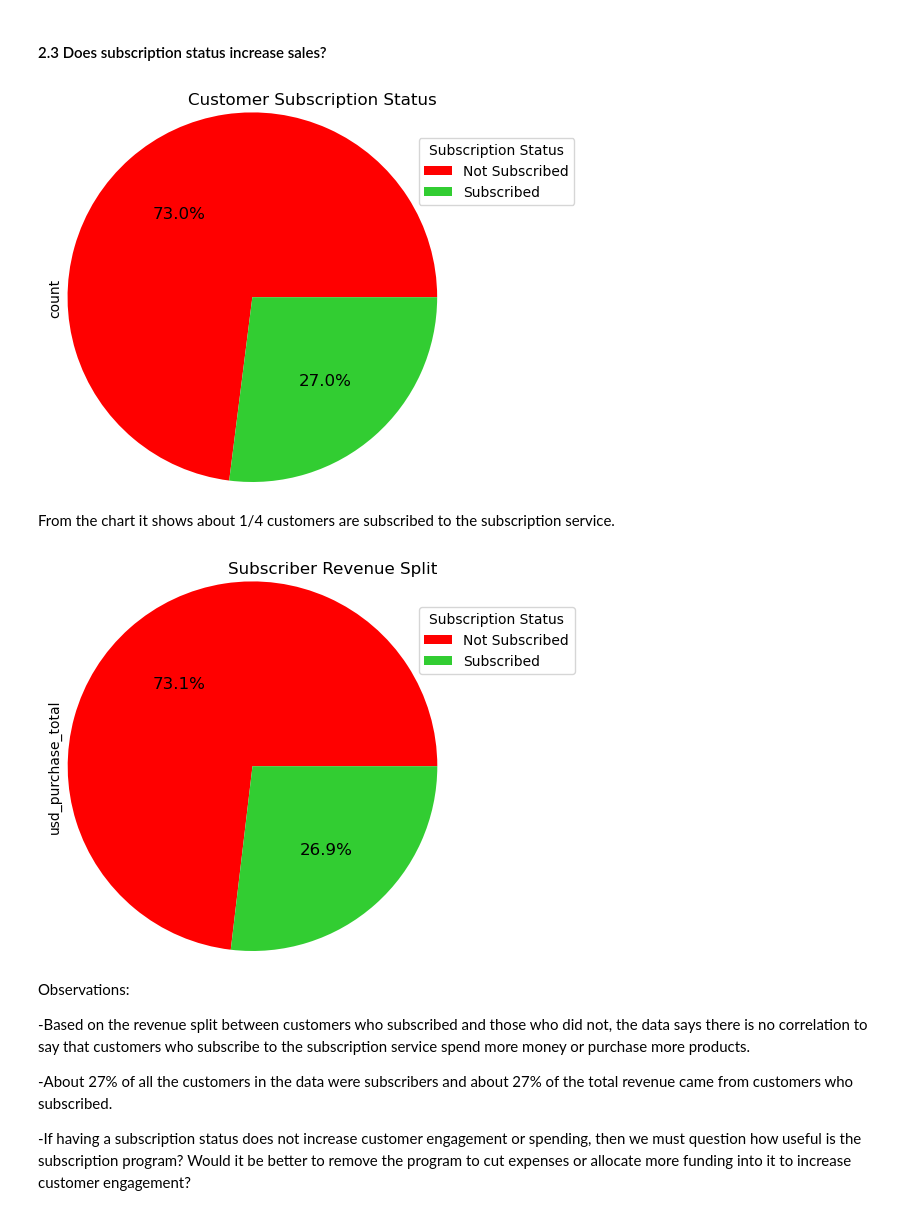
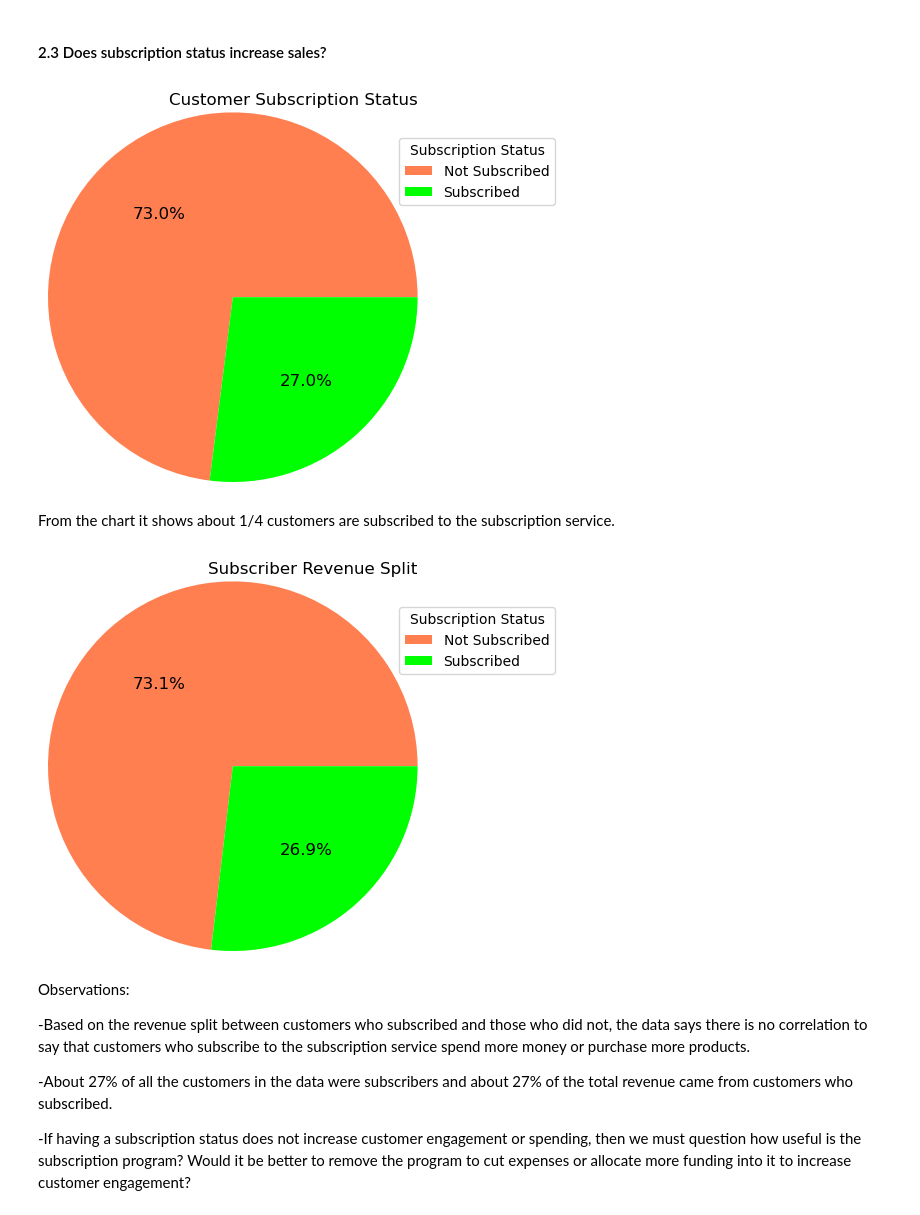
Before and after one commit to jasondo-da/shopping_behavior_analysis, a Jupyter notebook: shopping_behavior_analysis.ipynb, the cells around one changed output. Cells and saved outputs as stored; diff of their text form; code cells hidden in the pictures.

```diff
--- a/shopping_behavior_analysis.ipynb
+++ b/shopping_behavior_analysis.ipynb
@@ -896,20 +923,21 @@ Observation:
 # %%
 # To find the total number of subscribers we need to use value_counts
 # on the sub_status column.
 
 df['sub_status'].value_counts().plot(kind='pie',
                                      autopct='%1.1f%%',
-                                     colors=['red', 'limegreen'],
+                                     colors=['coral', 'lime'],
                                      fontsize=12,
+                                     label='',
                                      labels=['', ''],
                                      radius=1.25)
 plt.title('Customer Subscription Status', loc='right')
 plt.legend(['Not Subscribed', 'Subscribed'],
            title='Subscription Status',
            loc=[0.95,.75])
 plt.show()
 # %% [output]
-[figure, old version]
+[figure, new version]
 # %% [markdown]
 From the chart it shows about 1/4 customers are subscribed to the subscription service.
 # %%
@@ -918,8 +946,9 @@ From the chart it shows about 1/4 customers are subscribed to the subscription s
 
 df.groupby('sub_status')['usd_purchase_total'].sum().plot(kind='pie',
                                                      autopct='%1.1f%%',
-                                                     colors=['red', 'limegreen'],
+                                                     colors=['coral', 'lime'],
                                                      fontsize=12,
+                                                     label='',
                                                      labels=['', ''],
                                                      radius=1.25)
 plt.title('Subscriber Revenue Split', loc='right')
@@ -928,7 +957,7 @@ plt.legend(['Not Subscribed', 'Subscribed'],
            loc=[0.95,.75])
 plt.show()
 # %% [output]
-[figure, old version]
+[figure, new version]
 # %% [markdown]
 Observations:
 
```
Also changed, not shown: parts of 12 cells of this notebook.
